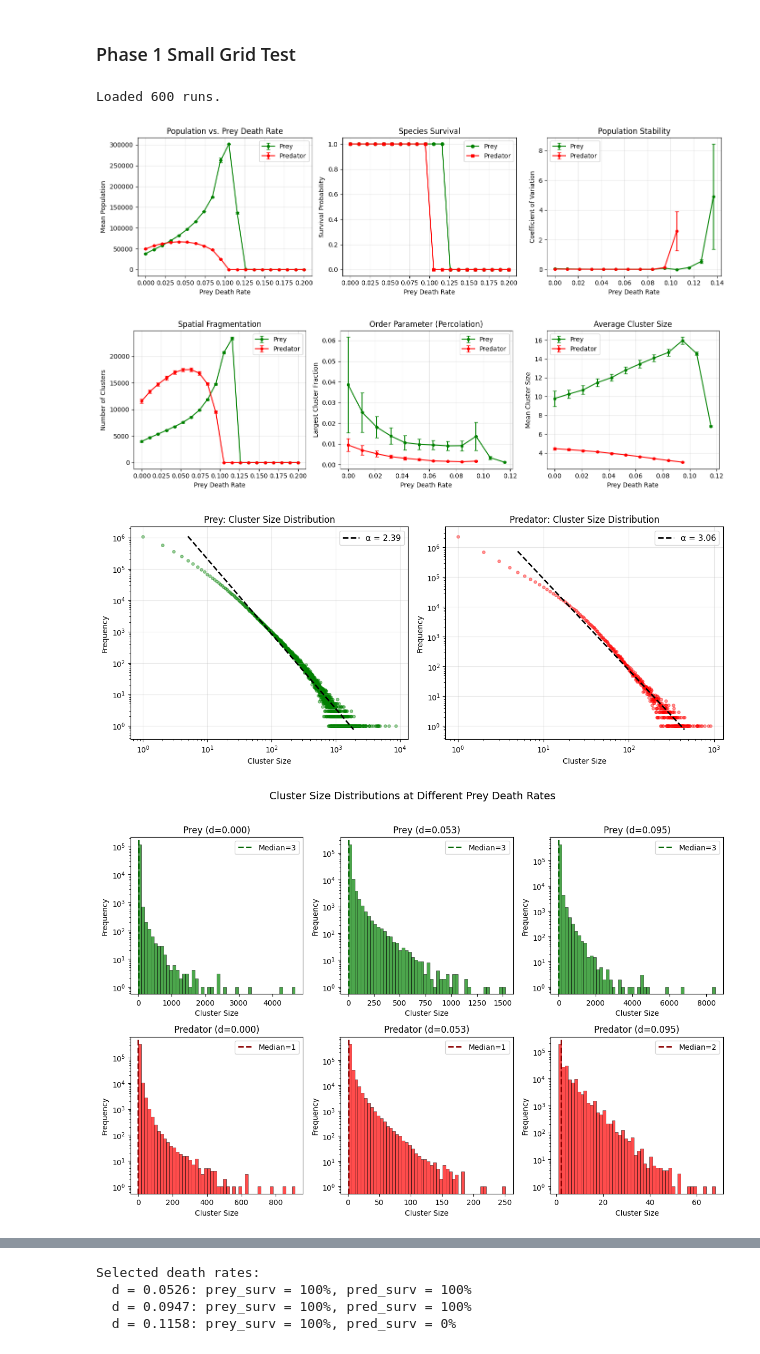
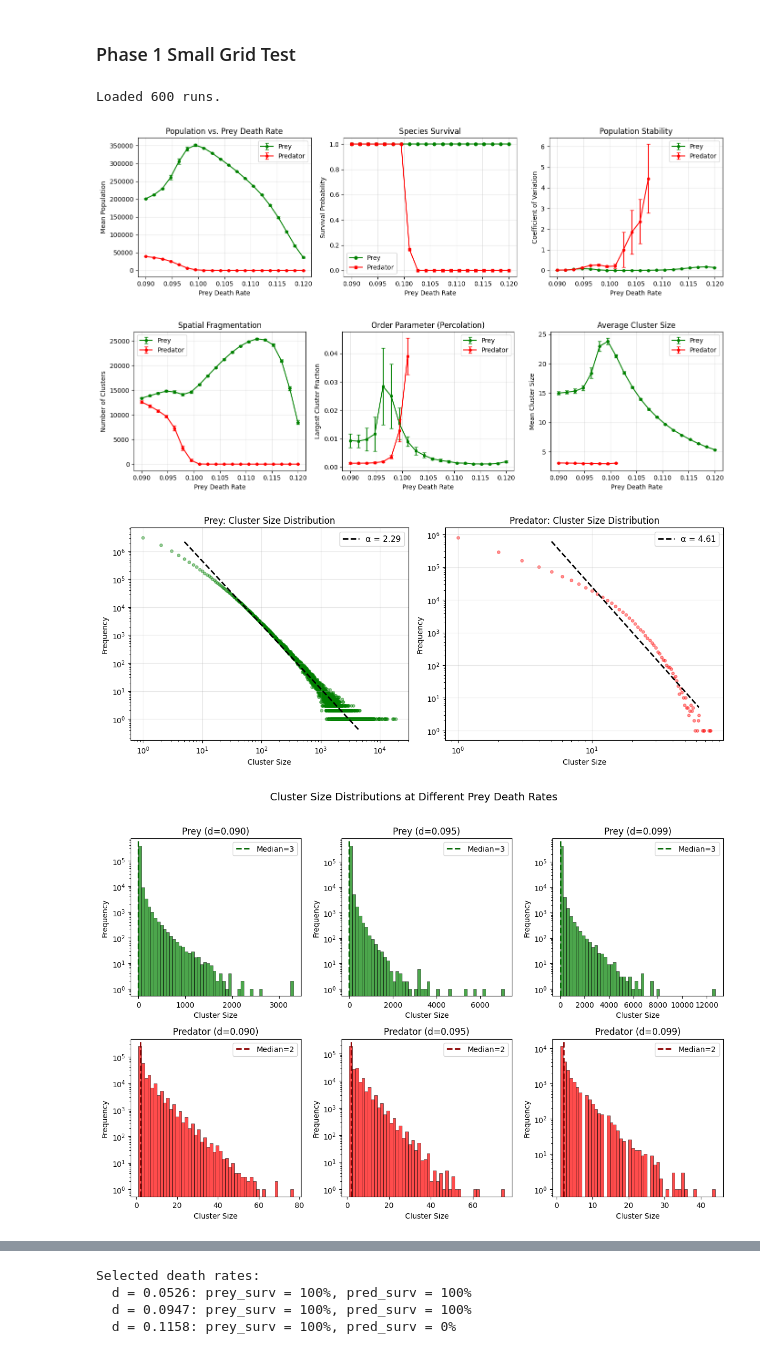
Before and after one commit to codegithubka/CSS_Project, a Jupyter notebook: notebooks/phase1.ipynb, the cells around one changed output, grey strips where cells are left out. Saved outputs shown, nothing was run; the diff lists cells and outputs as text; code cells hidden in the pictures.

Commit message:
phase 2 data; evolution is shown as true but was stopped after warmup

```diff
--- a/notebooks/phase1.ipynb
+++ b/notebooks/phase1.ipynb
@@ -21,7 +21,7 @@ def load_results(filepath):
                 continue
     return pd.DataFrame(data)
 
-df = load_results('../phase1_18677015/phase1_results.jsonl')
+df = load_results('../hpc_data/phase1.5_18682575/phase1_results.jsonl')
 print(f"Loaded {len(df)} runs.")
 
 # --- 2. Parse cluster sizes ---
@@ -251,34 +251,34 @@ plt.show()
 # =============================================================================
 # SUMMARY STATISTICS
 # =============================================================================
 print("\n" + "="*60)
 print("PHASE 1 SUMMARY")
 print("="*60)
 
 print(f"\nTotal simulations: {len(df)}")
 print(f"Prey death range: [{df['prey_death'].min():.3f}, {df['prey_death'].max():.3f}]")
 print(f"Replicates per condition: {df.groupby('prey_death').size().iloc[0]}")
 
 # Hydra effect
 baseline_pop = agg['mean'].iloc[0]
 print(f"\nHydra Effect:")
 print(f"  Baseline prey pop (d=0): {baseline_pop:,.0f}")
 print(f"  Peak prey pop: {peak_pop:,.0f} at d={peak_dr:.3f}")
 print(f"  Increase: {100*(peak_pop/baseline_pop - 1):.1f}%")
 
 # Critical transitions
 pred_extinct = df.groupby('prey_death')['pred_survived'].mean()
 prey_extinct = df.groupby('prey_death')['prey_survived'].mean()
 
 pred_crit = pred_extinct[pred_extinct < 0.5].index.min() if (pred_extinct < 0.5).any() else None
 prey_crit = prey_extinct[prey_extinct < 0.5].index.min() if (prey_extinct < 0.5).any() else None
 
 print(f"\nCritical Transitions:")
 print(f"  Predator extinction threshold: d ≈ {pred_crit:.3f}" if pred_crit else "  Predators survive all conditions")
 print(f"  Prey extinction threshold: d ≈ {prey_crit:.3f}" if prey_crit else "  Prey survive all conditions")
 # %% [output]
 Loaded 600 runs.
-[figure, old version]
+[figure, new version]
-[figure, old version]
+[figure, new version]
-[figure, old version]
+[figure, new version]
-[figure, old version]
+[figure, new version]
```
Also changed, not shown: parts of 2 cells of this notebook, 23 other files.
